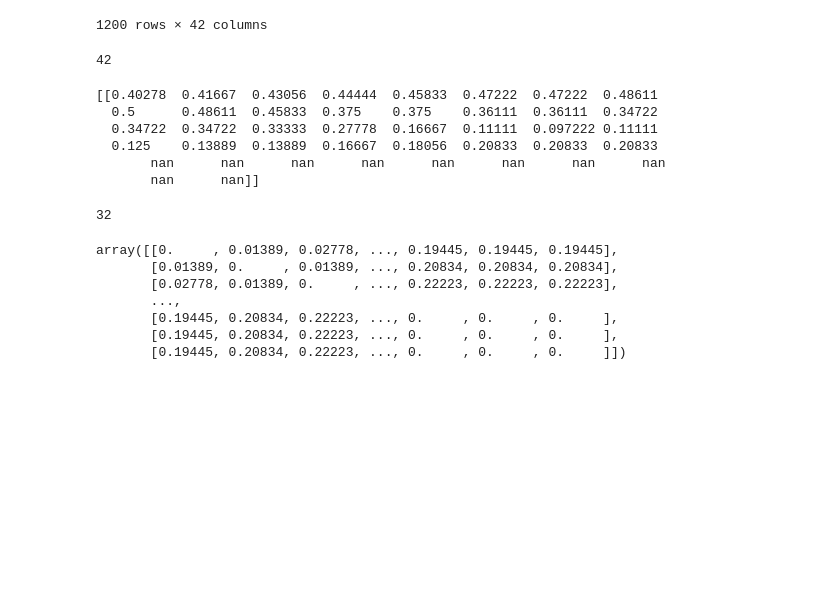
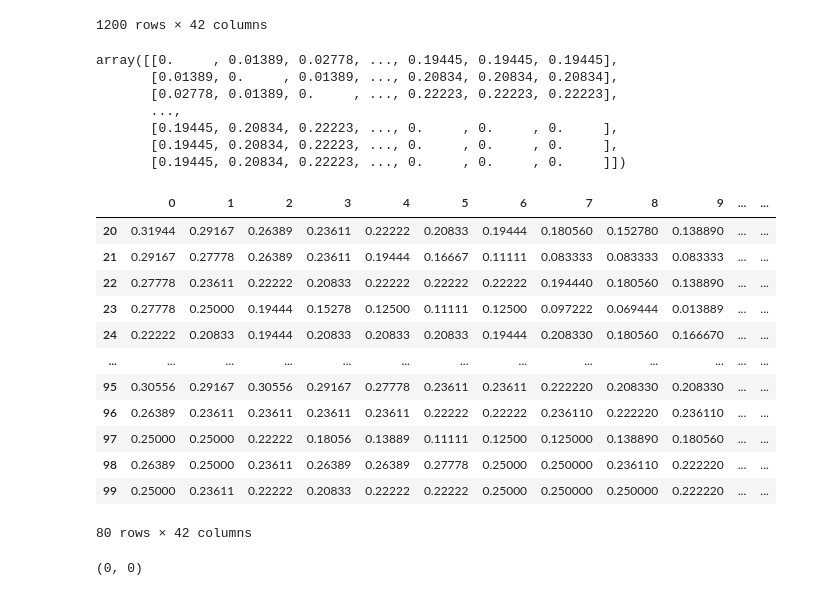
Before and after one commit to Joalivi/ClassificadorMovimentos_NintendoWii, a Jupyter notebook: tratamento_dados.ipynb, the cells around one changed output. Drawn from its saved outputs; the diff is of its cells as text; code cells hidden in the pictures; blank space fills up the shorter version.

Commit message:
Partição dos dados
Separação dos dados em Treino e Teste

```diff
--- a/tratamento_dados.ipynb
+++ b/tratamento_dados.ipynb
@@ -59,22 +59,9 @@ for i in range(12):
 dicionario_por_movimento = dict(matriz_data)
 
 #Selecionando o segundo movimento do movimento tipo 2
+
 h = dicionario_por_movimento[2][4:5]
 h = np.array(h)
-h.shape[1]
-# %% [output]
-42
-# %%
-print(h)
-len(h[np.logical_not(np.isnan(h))])
-# %% [output]
-[[0.40278  0.41667  0.43056  0.44444  0.45833  0.47222  0.47222  0.48611
-  0.5      0.48611  0.45833  0.375    0.375    0.36111  0.36111  0.34722
-  0.34722  0.34722  0.33333  0.27778  0.16667  0.11111  0.097222 0.11111
-  0.125    0.13889  0.13889  0.16667  0.18056  0.20833  0.20833  0.20833
-       nan      nan      nan      nan      nan      nan      nan      nan
-       nan      nan]]
-32
 # %%
 #Distancia Euclidiana
 def geraMatrizEuclids(x, y):
@@ -120,3 +107,46 @@ def dtw(matrix):
 
 
     return min(dtw1, dtw2, dtw3)
+# %%
+teste = dicionario_por_movimento[1][20:100]
+teste
+# %% [output]
+|  | 0 | 1 | 2 | 3 | 4 | 5 | 6 | 7 | 8 | 9 | ... | ... |
+| 20 | 0.31944 | 0.29167 | 0.26389 | 0.23611 | 0.22222 | 0.20833 | 0.19444 | 0.180560 | 0.152780 | 0.138890 | ... | ... |
+| 21 | 0.29167 | 0.27778 | 0.26389 | 0.23611 | 0.19444 | 0.16667 | 0.11111 | 0.083333 | 0.083333 | 0.083333 | ... | ... |
+| 22 | 0.27778 | 0.23611 | 0.22222 | 0.20833 | 0.22222 | 0.22222 | 0.22222 | 0.194440 | 0.180560 | 0.138890 | ... | ... |
+| 23 | 0.27778 | 0.25000 | 0.19444 | 0.15278 | 0.12500 | 0.11111 | 0.12500 | 0.097222 | 0.069444 | 0.013889 | ... | ... |
+| 24 | 0.22222 | 0.20833 | 0.19444 | 0.20833 | 0.20833 | 0.20833 | 0.19444 | 0.208330 | 0.180560 | 0.166670 | ... | ... |
+| ... | ... | ... | ... | ... | ... | ... | ... | ... | ... | ... | ... | ... |
+| 95 | 0.30556 | 0.29167 | 0.30556 | 0.29167 | 0.27778 | 0.23611 | 0.23611 | 0.222220 | 0.208330 | 0.208330 | ... | ... |
+| 96 | 0.26389 | 0.23611 | 0.23611 | 0.23611 | 0.23611 | 0.22222 | 0.22222 | 0.236110 | 0.222220 | 0.236110 | ... | ... |
+| 97 | 0.25000 | 0.25000 | 0.22222 | 0.18056 | 0.13889 | 0.11111 | 0.12500 | 0.125000 | 0.138890 | 0.180560 | ... | ... |
+| 98 | 0.26389 | 0.25000 | 0.23611 | 0.26389 | 0.26389 | 0.27778 | 0.25000 | 0.250000 | 0.236110 | 0.222220 | ... | ... |
+| 99 | 0.25000 | 0.23611 | 0.22222 | 0.20833 | 0.22222 | 0.22222 | 0.25000 | 0.250000 | 0.250000 | 0.222220 | ... | ... |
+80 rows × 42 columns
+# %%
+#Separa o banco de dados por 5, 4 para treino e 1 para teste
+def reparte_dados(j):
+    #Copio todo o dicionario completo para a variavel de treino
+    treino = dict(dicionario_por_movimento.copy())
+    #Crio um dicionário vazio
+    teste = {}
+    for i in range(12):
+
+        #Adiciono apenas o quinto que eu quero ao dicionário de teste
+        teste[i+1] = dicionario_por_movimento[i+1][ j*20 : 20 + (j*20) ]
+
+        #Coloco Nan values nas posições que foram adicionadas na variavel de teste
+        #Na hora de gerar a matriz euclidiana, os NaN values são excluidos
+        #Fiz dessa forma por não conseguir remover esse trecho do dicionário
+
+        treino[i+1][j*20 : 20 + (j*20)] = None
+
+        #del treino[i+1][ j*20 : 20 + (j*20)]
+    return teste, treino
+
+teste, treino = reparte_dados(0)
+#Exemplo mostrando que o trecho recortado da variavel treino foi removido pela função "geraMatrizEuclids"
+geraMatrizEuclids(treino[1][19:20], treino[1][19:20]).shape
+# %% [output]
+(0, 0)
```
Also changed, not shown: 1 other file.
